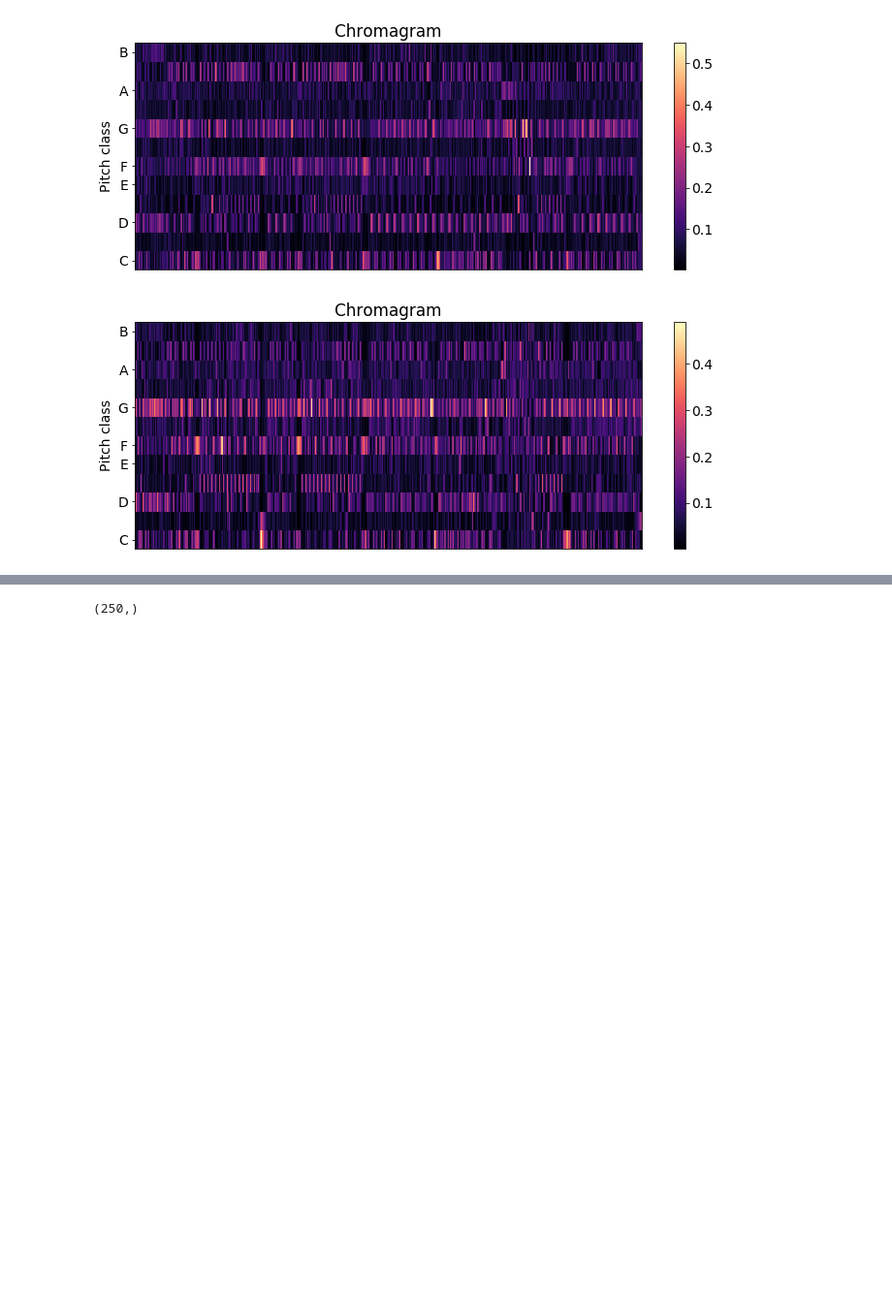
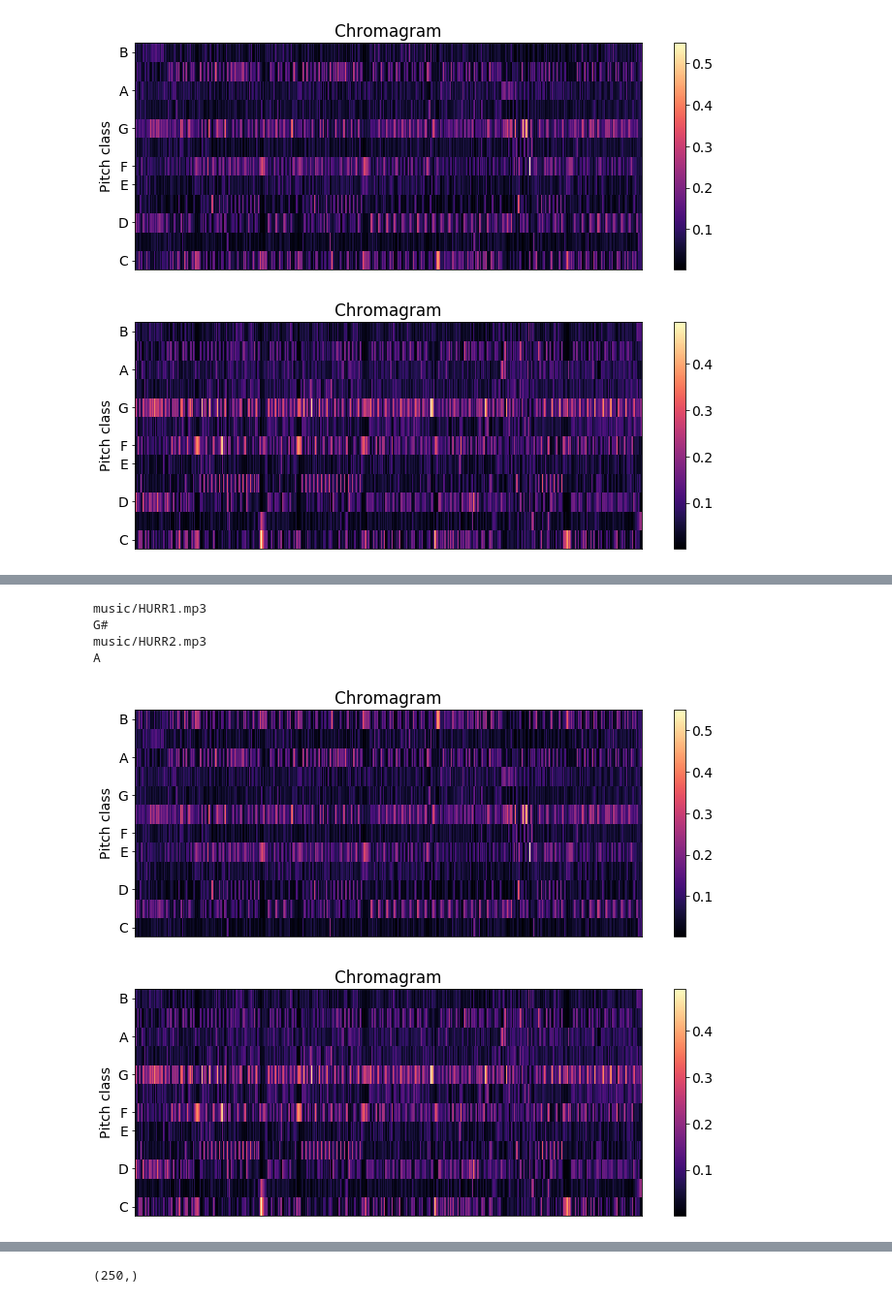
Before and after one commit to oObqpdOo/MusicSimilarity-Spark, a Jupyter notebook: jupyter/Features Chroma Revisited.ipynb, the cells around one changed output, grey strips where cells are left out. Shown at 97% size. Cells and saved outputs as stored; diff of their text form; code cells hidden in the pictures; blank space fills up the shorter version.

```diff
--- a/jupyter/Features Chroma Revisited.ipynb
+++ b/jupyter/Features Chroma Revisited.ipynb
@@ -785,0 +825,43 @@ def chroma_cross_correlate_full(chroma1_par, chroma2_par):
+# %%
+plt.rcParams.update({'font.size': 14})
+
+path = ('music/HURR1.mp3')
+print(path)
+fs = 44100
+
+#PARAMETER: mfcc_kl, mfcc_euclid, notes, chroma, bh
+bpmret, hist, key1, scale, notes, hurricane1, mean, cov, var, cov_kl = compute_features(path, 0, 0, 0, 1, 0)
+
+print key1
+
+path = ('music/HURR2.mp3')
+print(path)
+fs = 44100
+
+#PARAMETER: mfcc_kl, mfcc_euclid, notes, chroma, bh
+bpmret, hist, key2, scale, notes, hurricane2, mean, cov, var, cov_kl = compute_features(path, 0, 0, 0, 1, 0)
+
+print key2
+
+transposed_chroma = hurricane1.transpose()
+plt.figure(figsize=(10, 4))
+librosa.display.specshow(transposed_chroma, y_axis='chroma')
+plt.colorbar()
+plt.title('Chromagram')
+plt.tight_layout()
+transposed_chroma = transposed_chroma.transpose()
+
+transposed_chroma = hurricane2.transpose()
+plt.figure(figsize=(10, 4))
+librosa.display.specshow(transposed_chroma, y_axis='chroma')
+plt.colorbar()
+plt.title('Chromagram')
+plt.tight_layout()
+transposed_chroma = transposed_chroma.transpose()
+# %% [output]
+music/HURR1.mp3
+G#
+music/HURR2.mp3
+A
+[figure, added]
+[figure, added]
```
Also changed, not shown: parts of 11 cells of this notebook, 17 other files.
